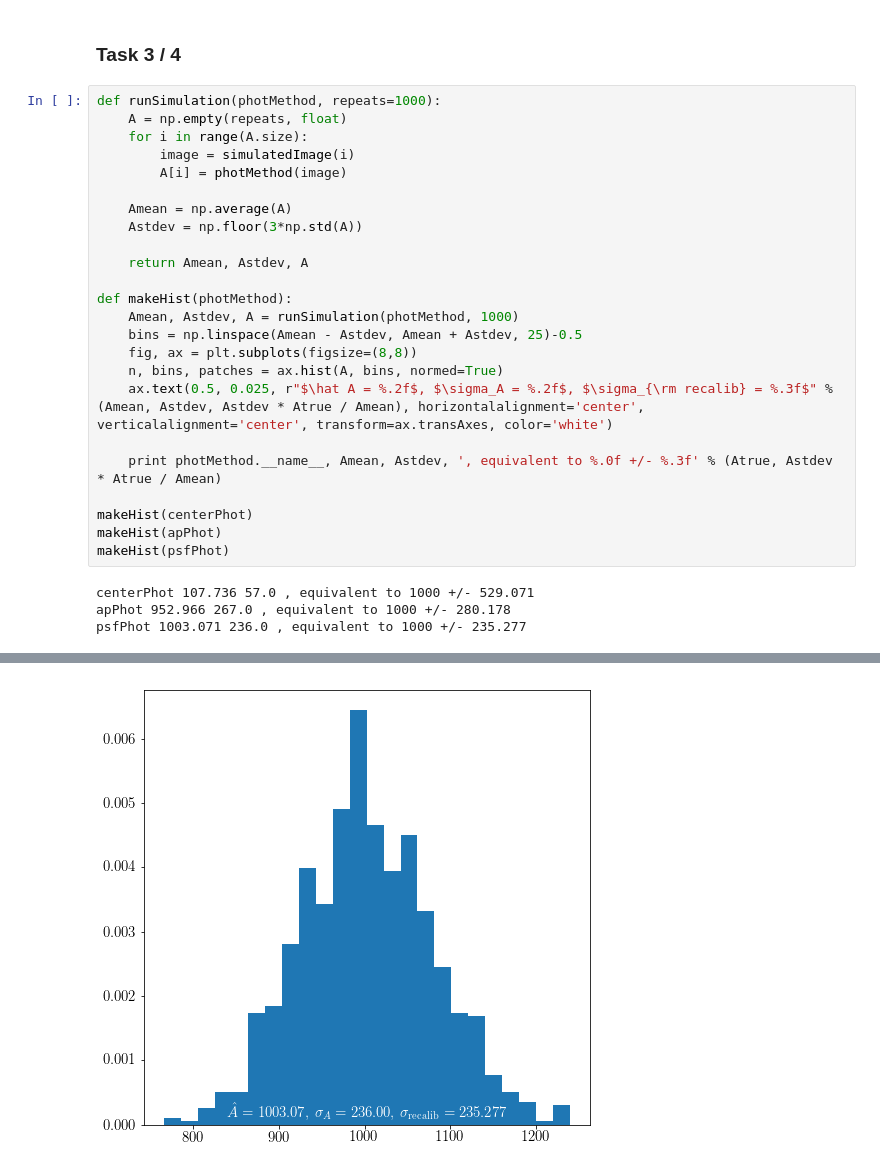
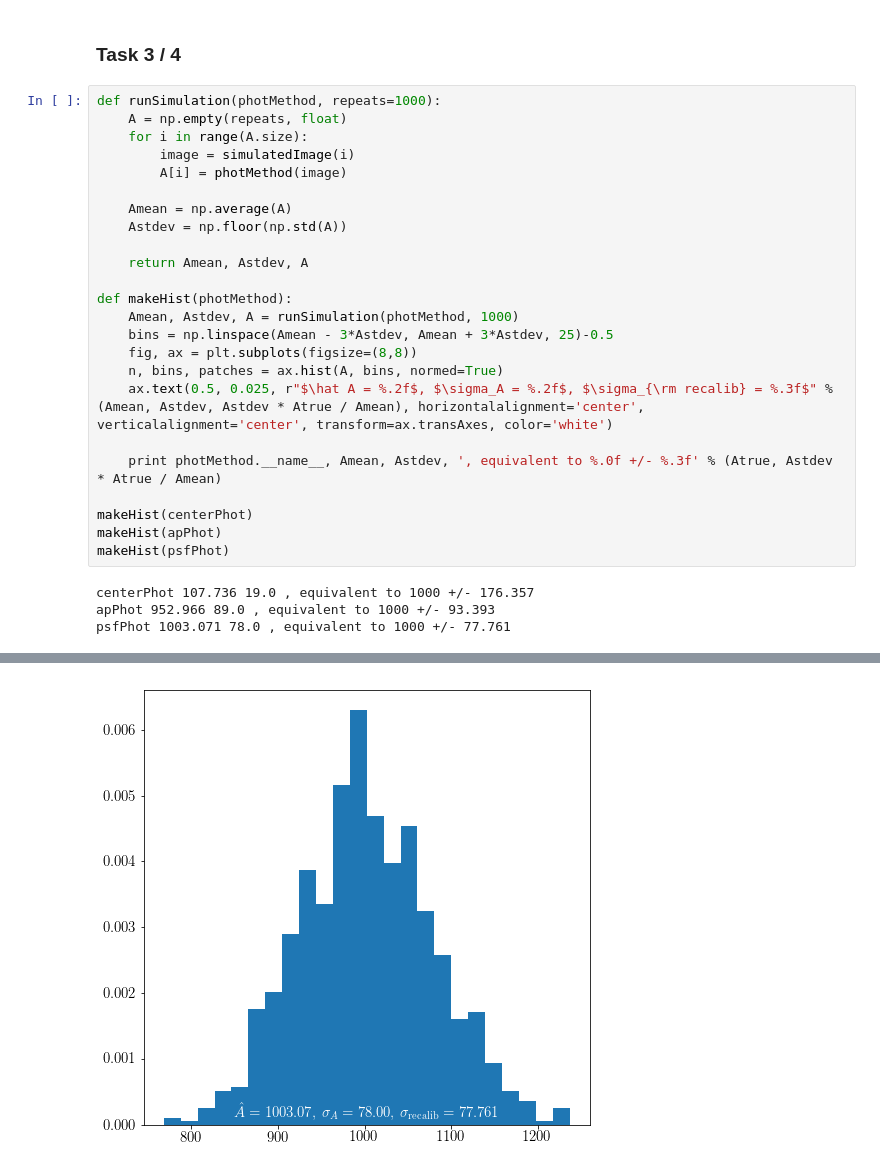
Before and after one commit to Ragadeepika-Pucha/astr-324-s17, a Jupyter notebook: homeworks/Astr324-S17-HW3-solutions.ipynb, the cells around one changed output, grey strips where cells are left out. Cells and saved outputs as stored; diff of their text form.

```diff
--- a/homeworks/Astr324-S17-HW3-solutions.ipynb
+++ b/homeworks/Astr324-S17-HW3-solutions.ipynb
@@ -143,13 +143,13 @@ def runSimulation(photMethod, repeats=1000):
         A[i] = photMethod(image)
 
     Amean = np.average(A)
-    Astdev = np.floor(3*np.std(A))
+    Astdev = np.floor(np.std(A))
 
     return Amean, Astdev, A
 
 def makeHist(photMethod):
     Amean, Astdev, A = runSimulation(photMethod, 1000)
-    bins = np.linspace(Amean - Astdev, Amean + Astdev, 25)-0.5
+    bins = np.linspace(Amean - 3*Astdev, Amean + 3*Astdev, 25)-0.5
     fig, ax = plt.subplots(figsize=(8,8))
     n, bins, patches = ax.hist(A, bins, normed=True)
     ax.text(0.5, 0.025, r"$\hat A = %.2f$, $\sigma_A = %.2f$, $\sigma_{\rm recalib} = %.3f$" % (Amean, Astdev, Astdev * Atrue / Amean), horizontalalignment='center', verticalalignment='center', transform=ax.transAxes, color='white')
@@ -160,7 +160,7 @@ makeHist(centerPhot)
 makeHist(apPhot)
 makeHist(psfPhot)
 # %% [output]
-centerPhot 107.736 57.0 , equivalent to 1000 +/- 529.071
-apPhot 952.966 267.0 , equivalent to 1000 +/- 280.178
-psfPhot 1003.071 236.0 , equivalent to 1000 +/- 235.277
+centerPhot 107.736 19.0 , equivalent to 1000 +/- 176.357
+apPhot 952.966 89.0 , equivalent to 1000 +/- 93.393
+psfPhot 1003.071 78.0 , equivalent to 1000 +/- 77.761
 [figure]
@@ -168 +168 @@ psfPhot 1003.071 236.0 , equivalent to 1000 +/- 235.277
-[figure, old version]
+[figure, new version]
```
Also changed, not shown: parts of 1 cell of this notebook.
